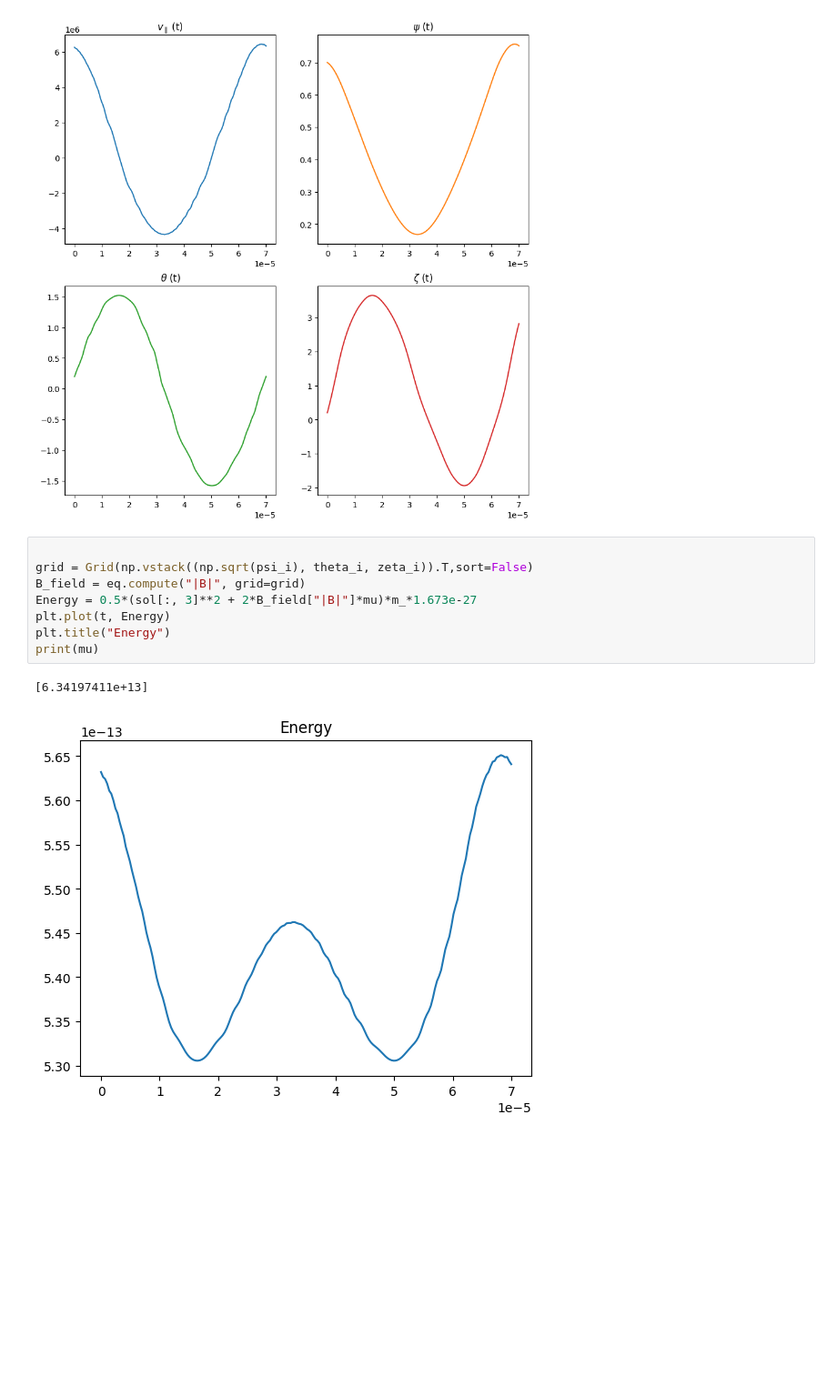
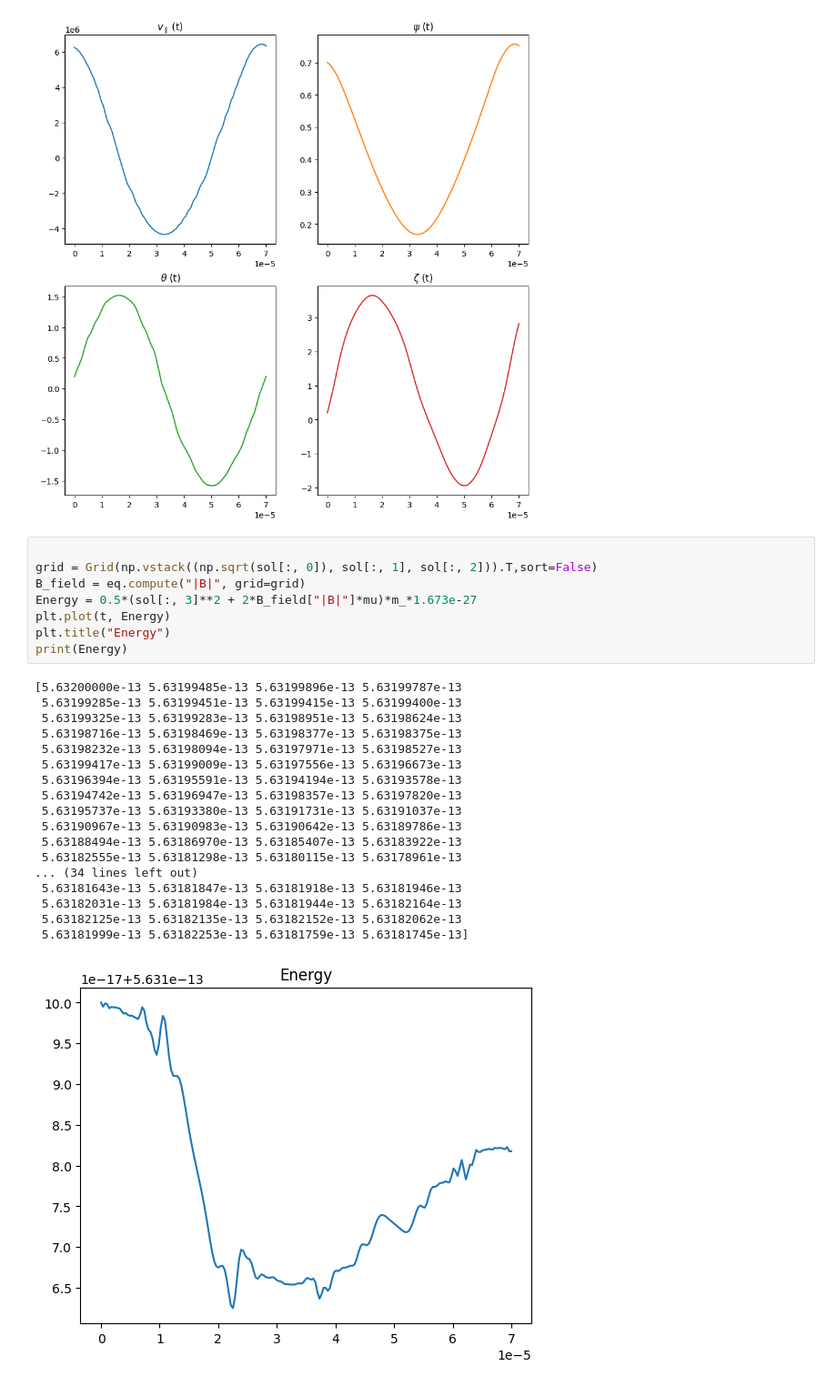
Before and after one commit to joaopedrobiu6/DPS, a Jupyter notebook: DESC_model.ipynb, the cells around one changed output. Shown at 91% size. Saved outputs shown, nothing was run; the diff lists cells and outputs as text; blank space fills up the shorter version.

```diff
--- a/DESC_model.ipynb
+++ b/DESC_model.ipynb
@@ -222,12 +222,28 @@ fig.set_size_inches(10.5, 10.5)
 [figure]
 # %%
 
-grid = Grid(np.vstack((np.sqrt(psi_i), theta_i, zeta_i)).T,sort=False)
+grid = Grid(np.vstack((np.sqrt(sol[:, 0]), sol[:, 1], sol[:, 2])).T,sort=False)
 B_field = eq.compute("|B|", grid=grid)
 Energy = 0.5*(sol[:, 3]**2 + 2*B_field["|B|"]*mu)*m_*1.673e-27
 plt.plot(t, Energy)
 plt.title("Energy")
-print(mu)
+print(Energy)
 # %% [output]
-[6.34197411e+13]
+[5.63200000e-13 5.63199485e-13 5.63199896e-13 5.63199787e-13
+ 5.63199285e-13 5.63199451e-13 5.63199415e-13 5.63199400e-13
+ 5.63199325e-13 5.63199283e-13 5.63198951e-13 5.63198624e-13
+ 5.63198716e-13 5.63198469e-13 5.63198377e-13 5.63198375e-13
+ 5.63198232e-13 5.63198094e-13 5.63197971e-13 5.63198527e-13
+ 5.63199417e-13 5.63199009e-13 5.63197556e-13 5.63196673e-13
+ 5.63196394e-13 5.63195591e-13 5.63194194e-13 5.63193578e-13
+ 5.63194742e-13 5.63196947e-13 5.63198357e-13 5.63197820e-13
+ 5.63195737e-13 5.63193380e-13 5.63191731e-13 5.63191037e-13
+ 5.63190967e-13 5.63190983e-13 5.63190642e-13 5.63189786e-13
+ 5.63188494e-13 5.63186970e-13 5.63185407e-13 5.63183922e-13
+ 5.63182555e-13 5.63181298e-13 5.63180115e-13 5.63178961e-13
+... (34 lines left out)
+ 5.63181643e-13 5.63181847e-13 5.63181918e-13 5.63181946e-13
+ 5.63182031e-13 5.63181984e-13 5.63181944e-13 5.63182164e-13
+ 5.63182125e-13 5.63182135e-13 5.63182152e-13 5.63182062e-13
+ 5.63181999e-13 5.63182253e-13 5.63181759e-13 5.63181745e-13]
-[figure, old version]
+[figure, new version]
```
Also changed, not shown: parts of 4 cells of this notebook, 1 other file.
